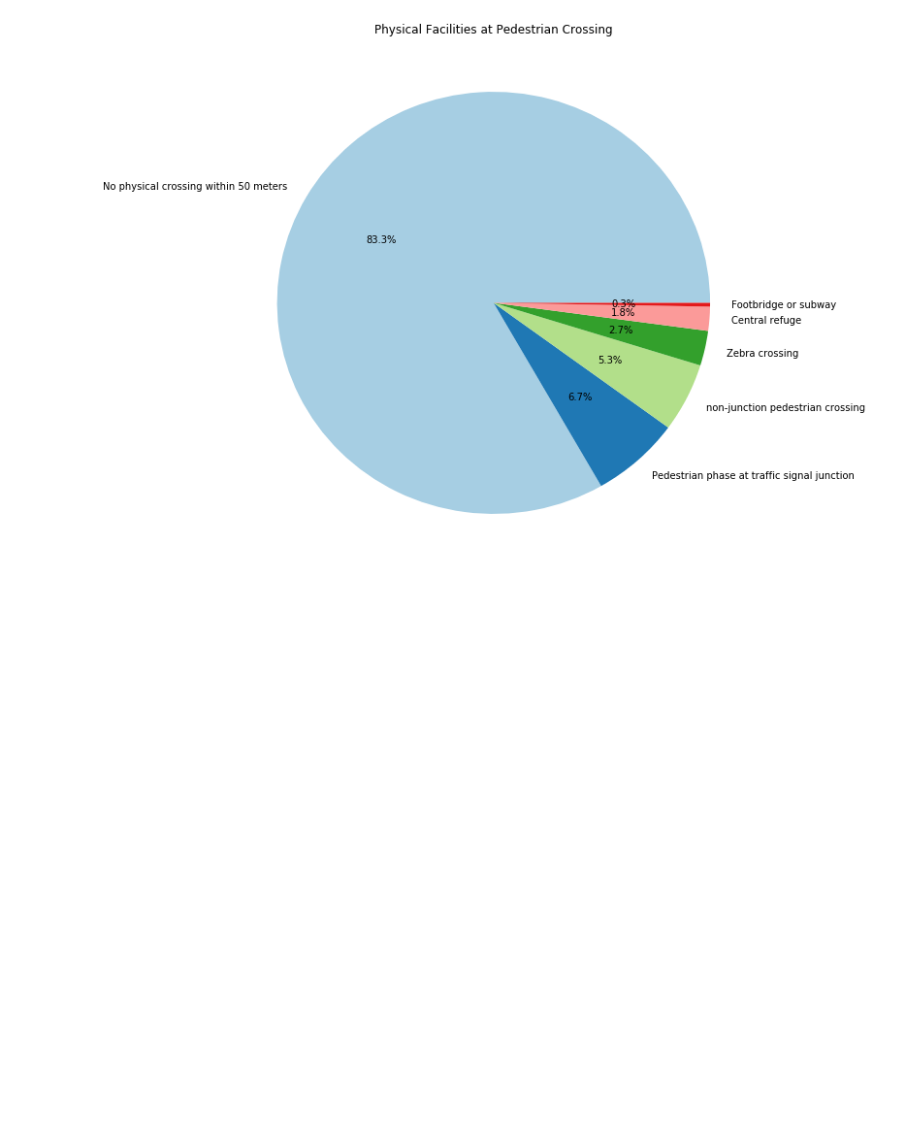
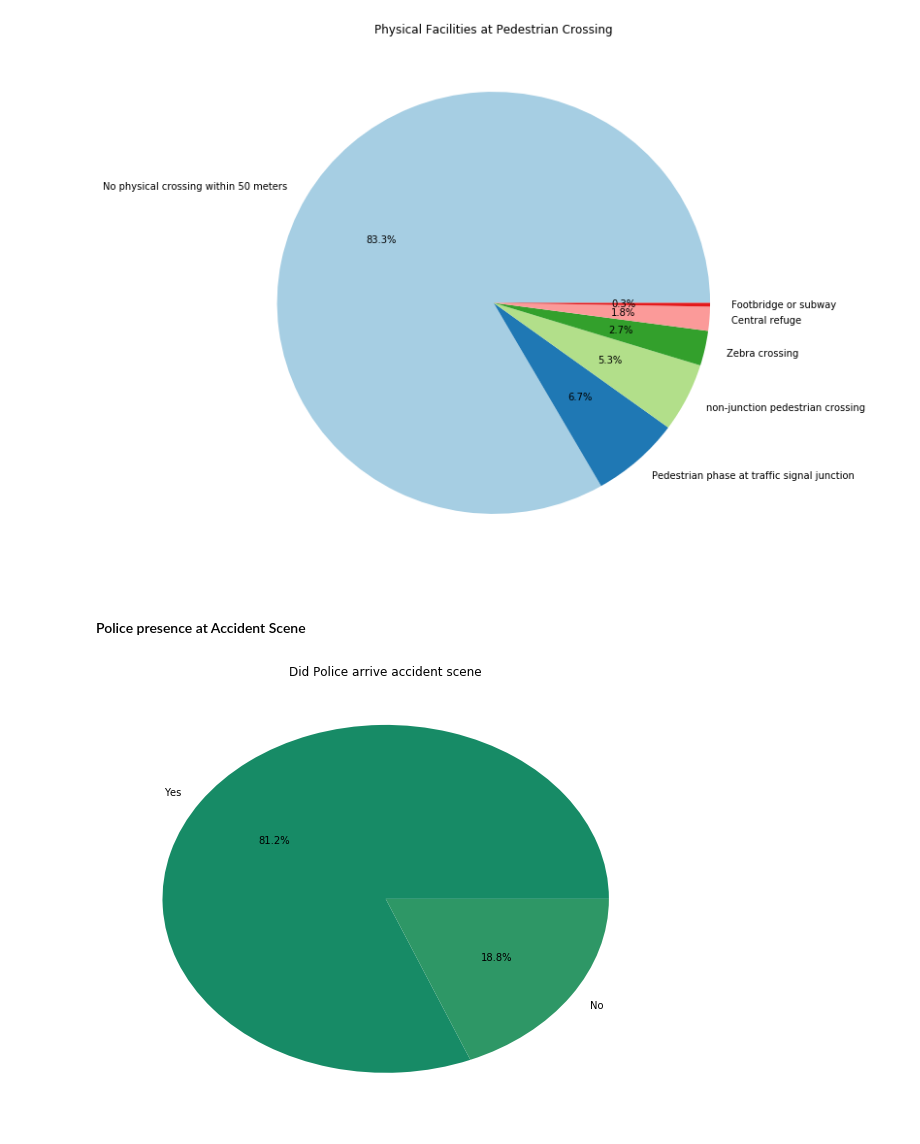
Before and after one commit to ArshadKhurshid/UK-Accident-History, a Jupyter notebook: UKAccident.ipynb, the cells around one changed output. Drawn from its saved outputs; the diff is of its cells as text; code cells hidden in the pictures; blank space fills up the shorter version.

Commit message:
chore: Add Did police arrive scene

```diff
--- a/UKAccident.ipynb
+++ b/UKAccident.ipynb
@@ -126,3 +199,14 @@ plt.ylabel('')
 plt.show()
 # %% [output]
 [figure]
+# %% [markdown]
+#### Police presence at Accident Scene
+# %%
+plt.subplots(figsize=(10,8))
+PArrive=accdnt_All['Did_Police_Officer_Attend_Scene_of_Accident'].dropna().value_counts()
+PArrive.plot.pie(autopct='%1.1f%%',colors=sns.color_palette('summer',10))
+plt.ylabel('')
+plt.title('Did Police arrive accident scene')
+plt.show()
+# %% [output]
+[figure, added]
```
Also changed, not shown: parts of 15 cells of this notebook.
